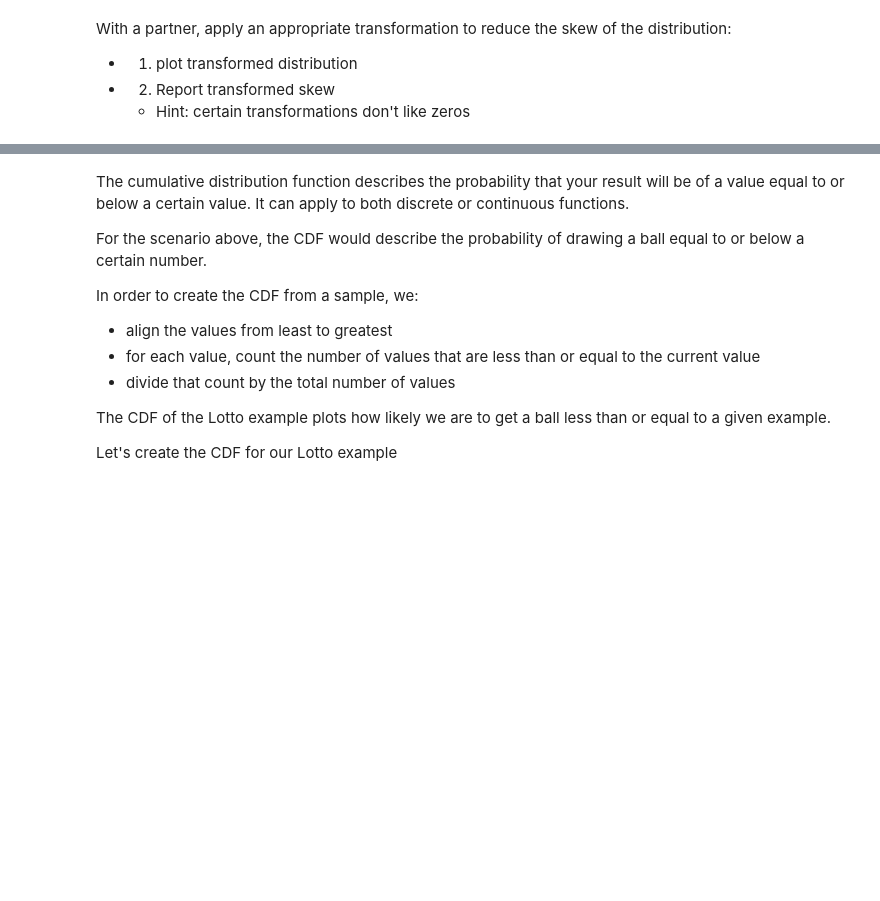
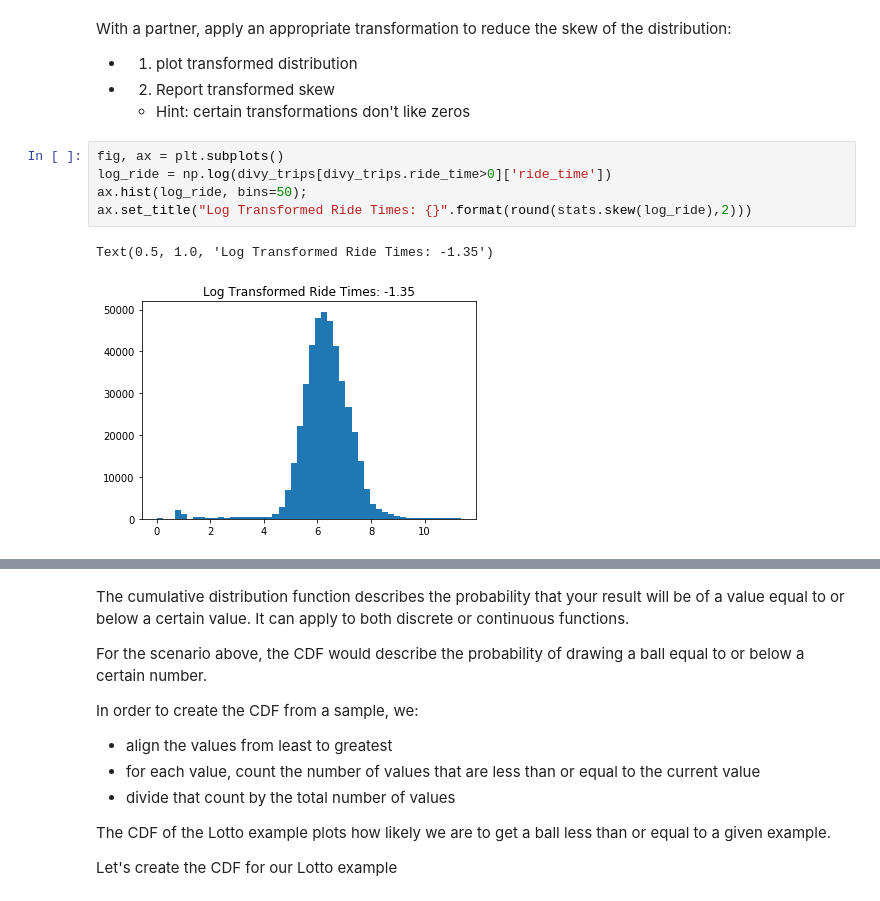
Before and after one commit to Caellwyn/distributions_ds-west-082420, a Jupyter notebook: index.ipynb, the cells around one changed output, grey strips where cells are left out. Drawn from its saved outputs; the diff is of its cells as text; blank space fills up the shorter version.

```diff
--- a/index.ipynb
+++ b/index.ipynb
@@ -347,6 +347,14 @@ With a partner, apply an appropriate transformation to reduce the skew of the di
   - 1. plot transformed distribution
   - 2. Report transformed skew
     - Hint: certain transformations don't like zeros
+# %%
+fig, ax = plt.subplots()
+log_ride = np.log(divy_trips[divy_trips.ride_time>0]['ride_time'])
+ax.hist(log_ride, bins=50);
+ax.set_title("Log Transformed Ride Times: {}".format(round(stats.skew(log_ride),2)))
+# %% [output]
+Text(0.5, 1.0, 'Log Transformed Ride Times: -1.35')
+[figure, added]
 # %% [markdown]
 # Kurtosis
 
```
Also changed, not shown: parts of 13 cells of this notebook, 13 other files.
